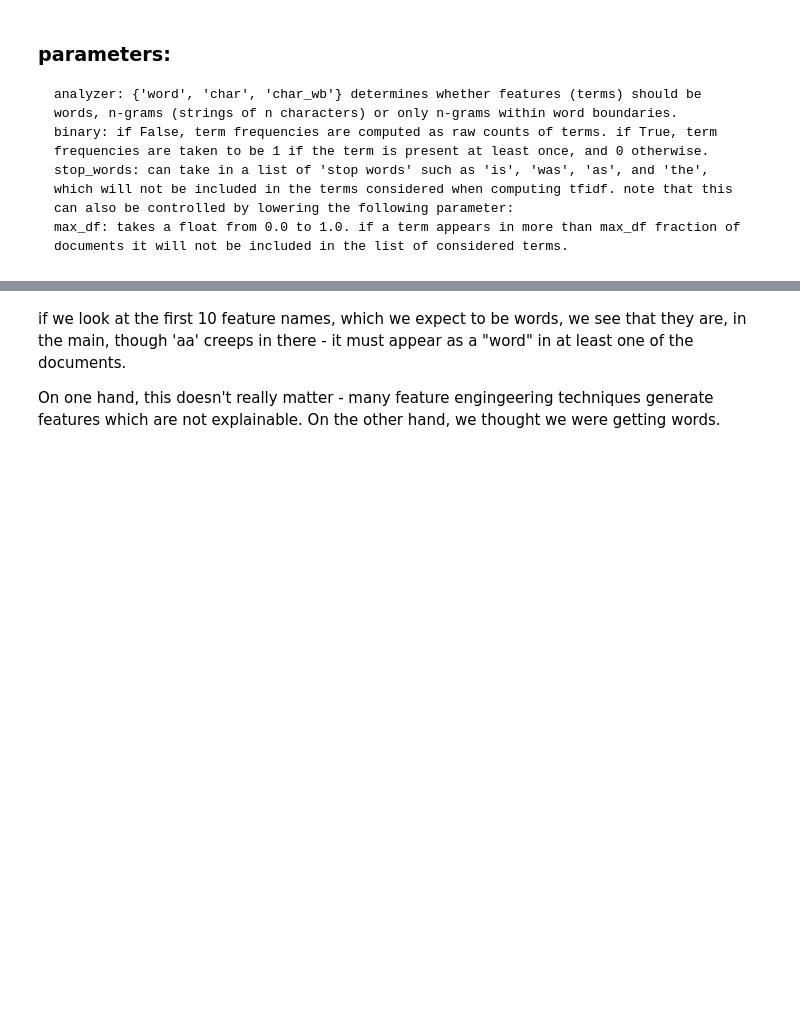
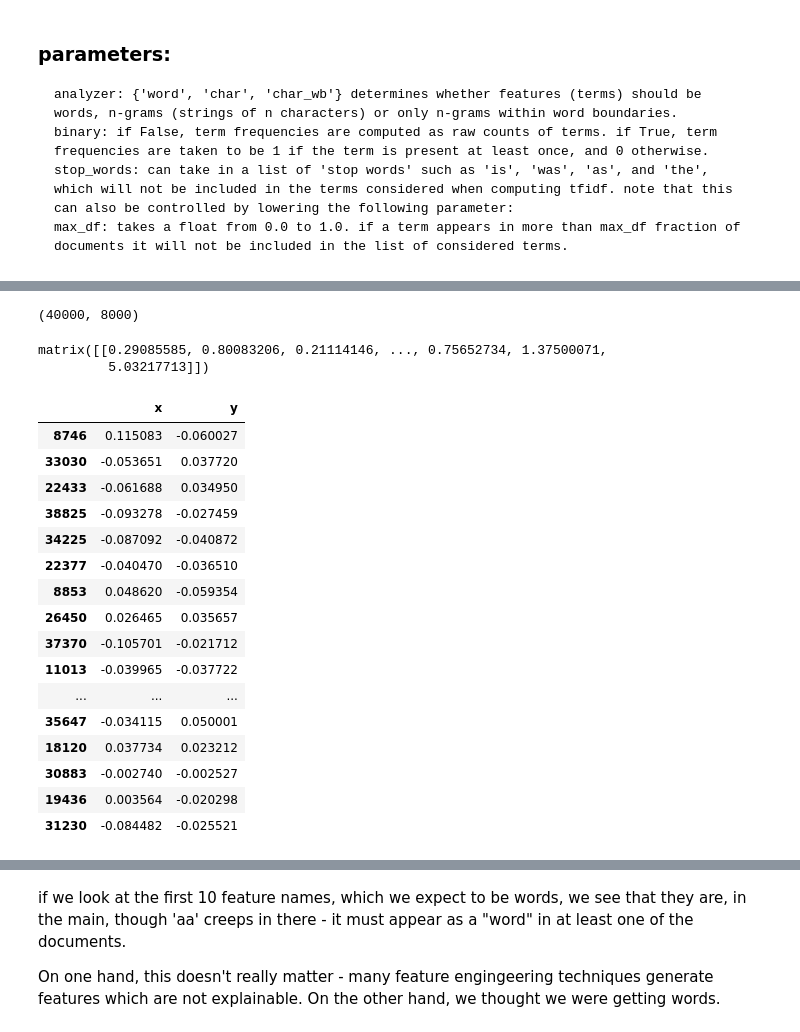
Before and after one commit to willb/openshift-ml-workflows-workshop, a Jupyter notebook: 02-feature-engineering.ipynb, the cells around one changed output, grey strips where cells are left out. Saved outputs shown, nothing was run; the diff lists cells and outputs as text; code cells hidden in the pictures; blank space fills up the shorter version.

```diff
--- a/02-feature-engineering.ipynb
+++ b/02-feature-engineering.ipynb
@@ -80,0 +107,4 @@ tf_idf
+# %%
+sub_samps_featsd.shape
+# %% [output]
+(40000, 8000)
@@ -80,0 +113,5 @@ tf_idf
+# %%
+sum(sub_samps_featsd)
+# %% [output]
+matrix([[0.29085585, 0.80083206, 0.21114146, ..., 0.75652734, 1.37500071,
+         5.03217713]])
@@ -80,0 +126,21 @@ tf_idf
+# %%
+pca_df = pd.DataFrame(pca_a, columns=["x", "y"])
+pca_df.sample(50)
+# %% [output]
+|  | x | y |
+| 8746 | 0.115083 | -0.060027 |
+| 33030 | -0.053651 | 0.037720 |
+| 22433 | -0.061688 | 0.034950 |
+| 38825 | -0.093278 | -0.027459 |
+| 34225 | -0.087092 | -0.040872 |
+| 22377 | -0.040470 | -0.036510 |
+| 8853 | 0.048620 | -0.059354 |
+| 26450 | 0.026465 | 0.035657 |
+| 37370 | -0.105701 | -0.021712 |
+| 11013 | -0.039965 | -0.037722 |
+| ... | ... | ... |
+| 35647 | -0.034115 | 0.050001 |
+| 18120 | 0.037734 | 0.023212 |
+| 30883 | -0.002740 | -0.002527 |
+| 19436 | 0.003564 | -0.020298 |
+| 31230 | -0.084482 | -0.025521 |
```
Also changed, not shown: parts of 26 cells of this notebook.
